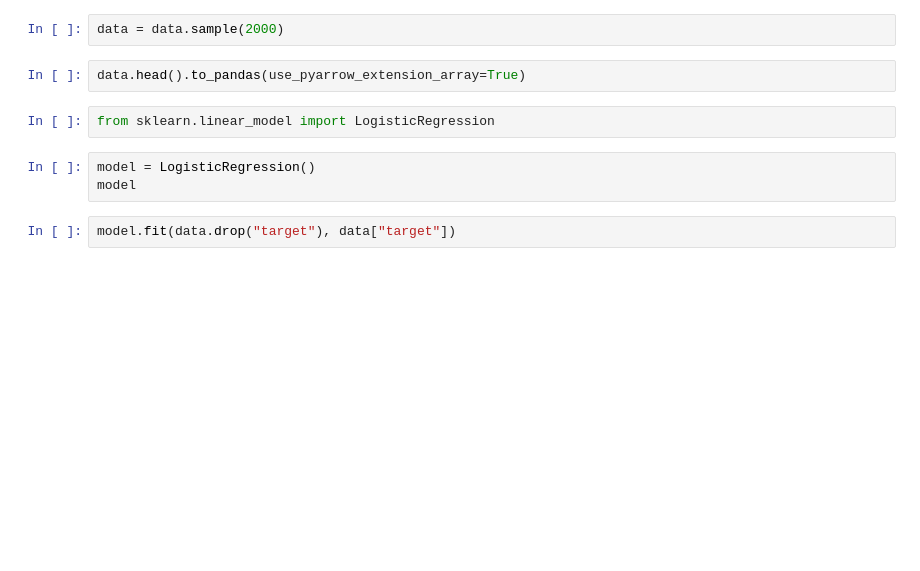
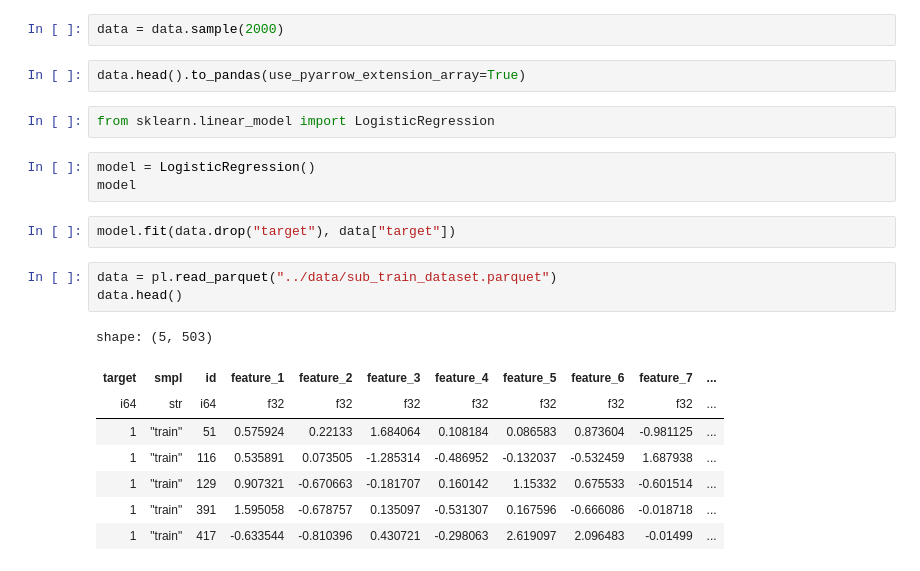
Before and after one commit to s1lver29/alfa-hack-2024, a Jupyter notebook: notebooks/data_preprocess.ipynb, the cells around one changed output. Drawn from its saved outputs; the diff is of its cells as text; blank space fills up the shorter version.

```diff
--- a/notebooks/data_preprocess.ipynb
+++ b/notebooks/data_preprocess.ipynb
@@ -140,3 +140,15 @@ model = LogisticRegression()
 model
 # %%
 model.fit(data.drop("target"), data["target"])
+# %%
+data = pl.read_parquet("../data/sub_train_dataset.parquet")
+data.head()
+# %% [output]
+shape: (5, 503)
+| target | smpl | id | feature_1 | feature_2 | feature_3 | feature_4 | feature_5 | feature_6 | feature_7 | ... |
+| i64 | str | i64 | f32 | f32 | f32 | f32 | f32 | f32 | f32 | ... |
+| 1 | "train" | 51 | 0.575924 | 0.22133 | 1.684064 | 0.108184 | 0.086583 | 0.873604 | -0.981125 | ... |
+| 1 | "train" | 116 | 0.535891 | 0.073505 | -1.285314 | -0.486952 | -0.132037 | -0.532459 | 1.687938 | ... |
+| 1 | "train" | 129 | 0.907321 | -0.670663 | -0.181707 | 0.160142 | 1.15332 | 0.675533 | -0.601514 | ... |
+| 1 | "train" | 391 | 1.595058 | -0.678757 | 0.135097 | -0.531307 | 0.167596 | -0.666086 | -0.018718 | ... |
+| 1 | "train" | 417 | -0.633544 | -0.810396 | 0.430721 | -0.298063 | 2.619097 | 2.096483 | -0.01499 | ... |
```
Also changed, not shown: parts of 4 cells of this notebook, 9 other files.
